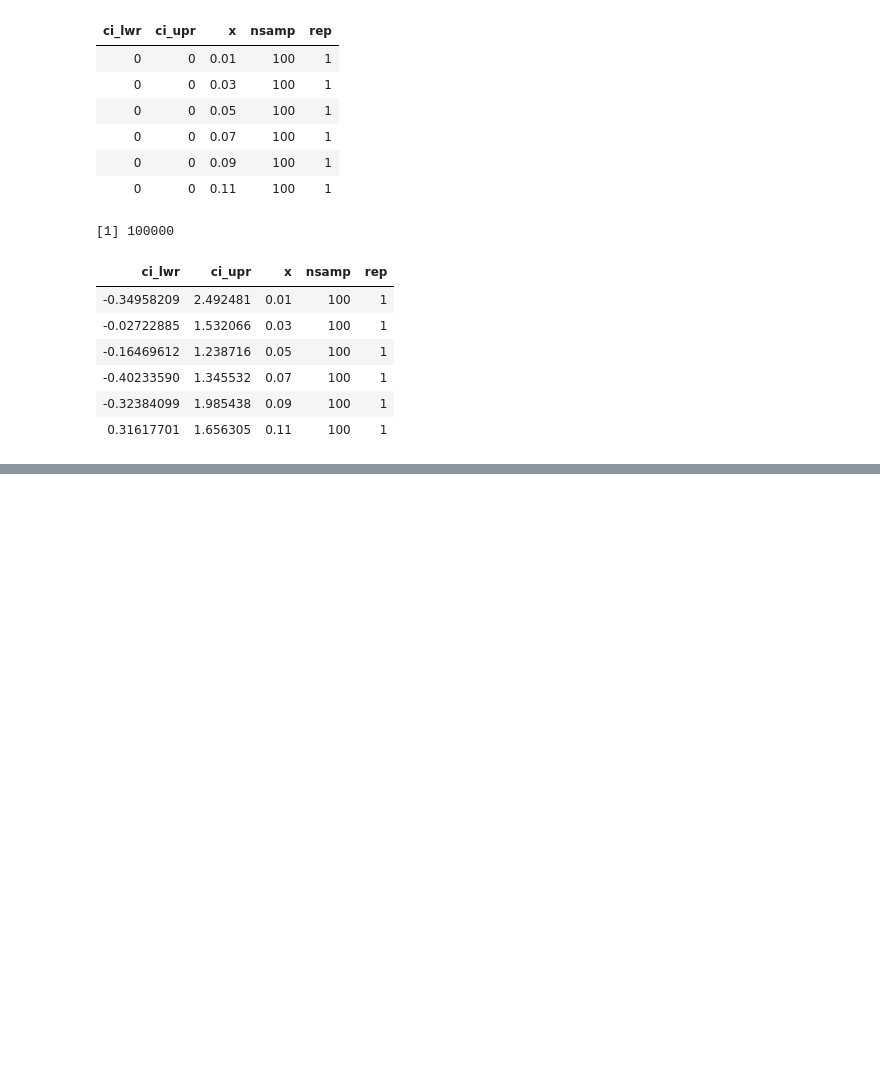
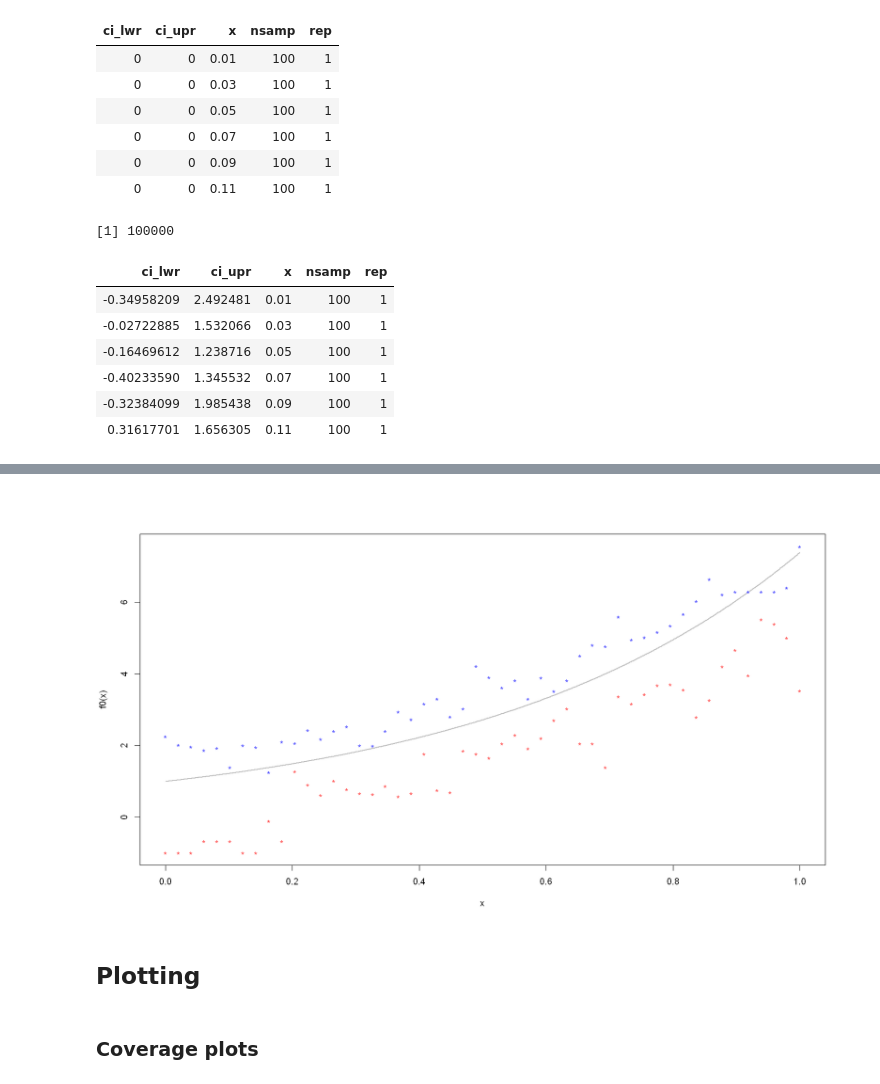
Before and after one commit to Arun-Kuchibhotla/HulC, a Jupyter notebook: R/HulC for Shape Constrained Regression.ipynb, the cells around one changed output, grey strips where cells are left out. Saved outputs shown, nothing was run; the diff lists cells and outputs as text; code cells hidden in the pictures; blank space fills up the shorter version.

```diff
--- a/R/HulC for Shape Constrained Regression.ipynb
+++ b/R/HulC for Shape Constrained Regression.ipynb
@@ -253,0 +265,24 @@ title(paste("sample size = ", nsamp_seq[2]))
+# %%
+## One replication
+set.seed(100)
+alpha <- 0.05
+x_grid <- seq(0, 1, length = 50)
+x_seq <- sort(runif(100))
+f0 <- function(x){ exp(2*x) }
+y_seq <- f0(x_seq) + rnorm(100)
+estimate <- function(dat){
+  tmp <- isoreg(dat[,1], dat[,2])
+  approx(sort(tmp$x), tmp$yf, xout = x_grid, method="constant", rule = 2)$y
+}
+## We take alpha to be 0.05*length(x_grid) so that the confidence intervals
+## constructed are non-simultaneous. This means that the coverage at each
+## point is supposed to be 0.05 individually. The joint coverage is not
+## controlled.
+tmp <- adaptive_HulC(cbind(x_seq, y_seq), estimate, alpha = alpha*length(x_grid), dim = length(x_grid))$CI
+
+plot(seq(0, 1, len = 1000), f0(seq(0, 1, len = 1000)), type = 'l', col = "gray",
+     ylim = c(min(tmp[,1],1), max(tmp[,2], exp(2))), xlab = "x", ylab = "f0(x)", lwd = 2)
+points(x_grid, tmp[,1], col = "red", pch = "*")
+points(x_grid, tmp[,2], col = "blue", pch = "*")
+# %% [output]
+[figure, added]
@@ -253,0 +325,2 @@ title(paste("sample size = ", nsamp_seq[2]))
+# %% [markdown]
+## Plotting
@@ -253,0 +343,2 @@ title(paste("sample size = ", nsamp_seq[2]))
+# %% [markdown]
+### Coverage plots
```
Also changed, not shown: parts of 26 cells of this notebook, 2 other files.
